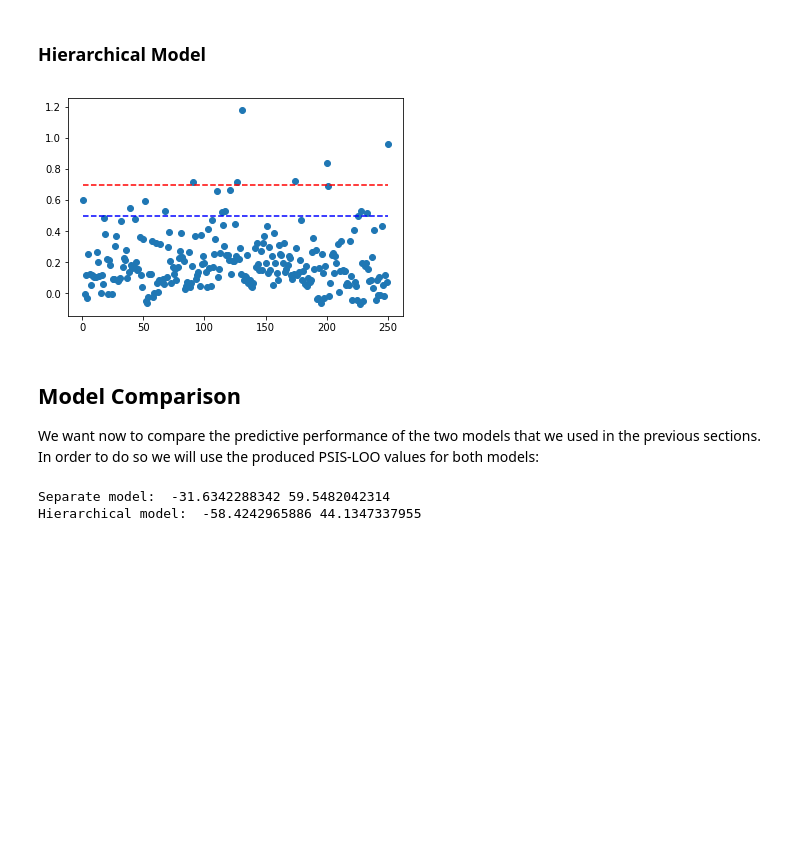
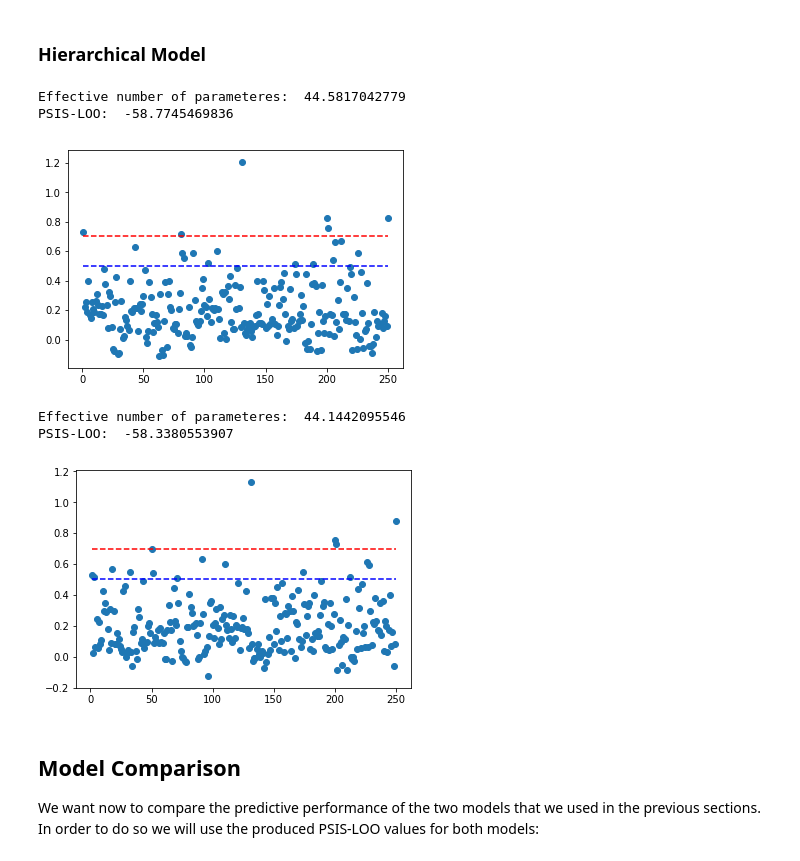
Before and after one commit to fcole90/bdafinal, a Jupyter notebook: bdafinal/notebook.ipynb, the cells around one changed output. Cells and saved outputs as stored; diff of their text form; code cells hidden in the pictures; blank space fills up the shorter version.

```diff
--- a/bdafinal/notebook.ipynb
+++ b/bdafinal/notebook.ipynb
@@ -172,0 +99,7 @@ INFO:pystan:COMPILING THE C++ CODE FOR MODEL anon_model_f33a8b74a230c2fdd82c5bbc
+# %%
+hier_models = ["hier_unif_hyperprior.stan", "hier_non_unif_hyperprior.stan"]
+hier_stan_models = []
+for model in hier_models:
+    model_code = open("./models/"+model, "r").read()
+    hier_stan_models.append(stan_utility.compile_model_plus(model_code))
+    #hier_stan_models.append(pystan.StanModel(model_code=model_code))
@@ -322,0 +183,14 @@ convergence, Rhat=1).
+# %%
+hier_fit = open("hier_model_samples.txt", "w")
+hier_divergences = open("hier_model_divergences.txt", "w")
+hier_depthtree = open("hier_model_depthtree.txt", "w")
+for samples in hier_models_samples:
+    hier_fit.write("\n\n---------------------------------------------------\n\n")
+    hier_divergences.write("\n\n---------------------------------------------------\n\n")
+    hier_depthtree.write("\n\n---------------------------------------------------\n\n")
+    hier_fit.write(str(samples))
+    hier_divergences.write(str(stan_utility.check_div(samples)))
+    hier_depthtree.write(str(stan_utility.check_treedepth(samples)))
+hier_fit.close()
+hier_divergences.close()
+hier_depthtree.close()
@@ -388,26 +266,28 @@ Accordingly, most of the models had appropriate k values. Anyway, in some of the
 # %% [markdown]
 ### Hierarchical Model
 # %%
-log_lik_hier = samples_hierarchical["log_lik"]
+for samples in hier_models_samples:
+    log_lik_hier = samples["log_lik"]
 
-loo_hier ,loos_hier, ks_hier = psis.psisloo(log_lik_hier)
-lppd_hier = np.sum(np.log(np.mean(np.exp(log_lik_hier), axis = 0)))
-p_eff_hier = lppd_hier - loo_hier
+    loo_hier ,loos_hier, ks_hier = psis.psisloo(log_lik_hier)
+    lppd_hier = np.sum(np.log(np.mean(np.exp(log_lik_hier), axis = 0)))
+    p_eff_hier = lppd_hier - loo_hier
+    print("Effective number of parameteres: ", p_eff_hier)
+    print("PSIS-LOO: ", loo_hier)
 
-plt.scatter(range(1,251), ks_hier)
-plt.plot(range(1,251), [0.5 for i in range(1,251)], "b--")
-plt.plot(range(1,251), [0.7 for i in range(1,251)], "r--")
-plt.show()
+    plt.scatter(range(1,251), ks_hier)
+    plt.plot(range(1,251), [0.5 for i in range(1,251)], "b--")
+    plt.plot(range(1,251), [0.7 for i in range(1,251)], "r--")
+    plt.show()
 # %% [output]
+Effective number of parameteres:  44.5817042779
+PSIS-LOO:  -58.7745469836
-[figure, old version]
+[figure, new version]
+Effective number of parameteres:  44.1442095546
+PSIS-LOO:  -58.3380553907
+[figure, added]
 # %% [markdown]
 ## Model Comparison
 
 We want now to compare the predictive performance of the two models that we used in the previous sections.
 In order to do so we will use the produced PSIS-LOO values for both models:
-# %%
-print("Separate model: ", loo_sep, p_eff_sep)
-print("Hierarchical model: ", loo_hier, p_eff_hier)
-# %% [output]
-Separate model:  -31.6342288342 59.5482042314
-Hierarchical model:  -58.4242965886 44.1347337955
```
Also changed, not shown: parts of 24 cells of this notebook, 21 other files.
